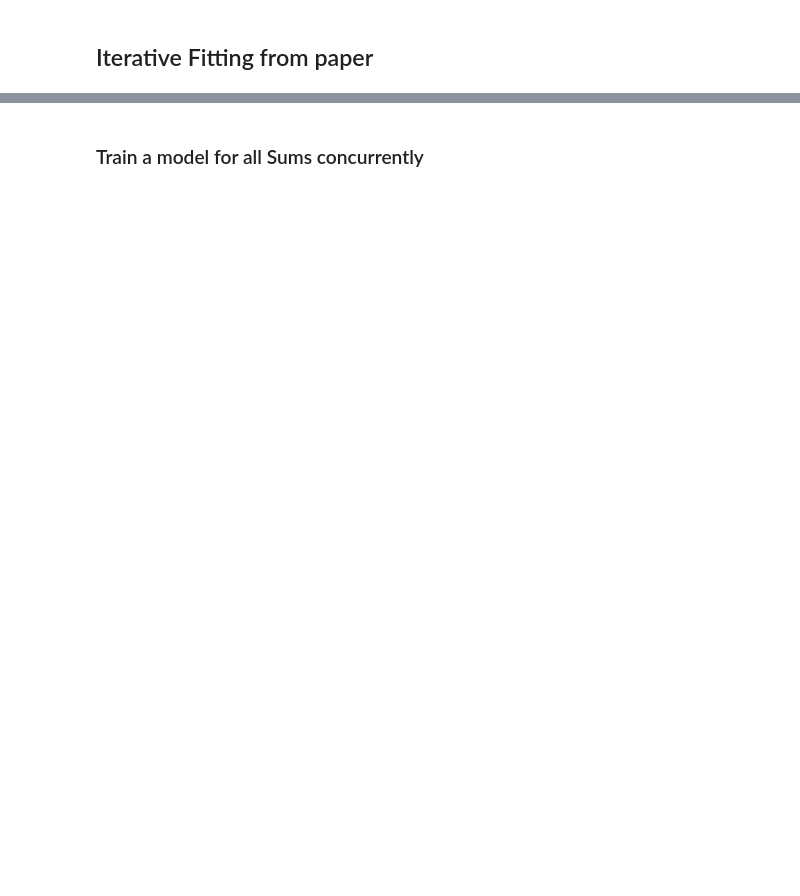
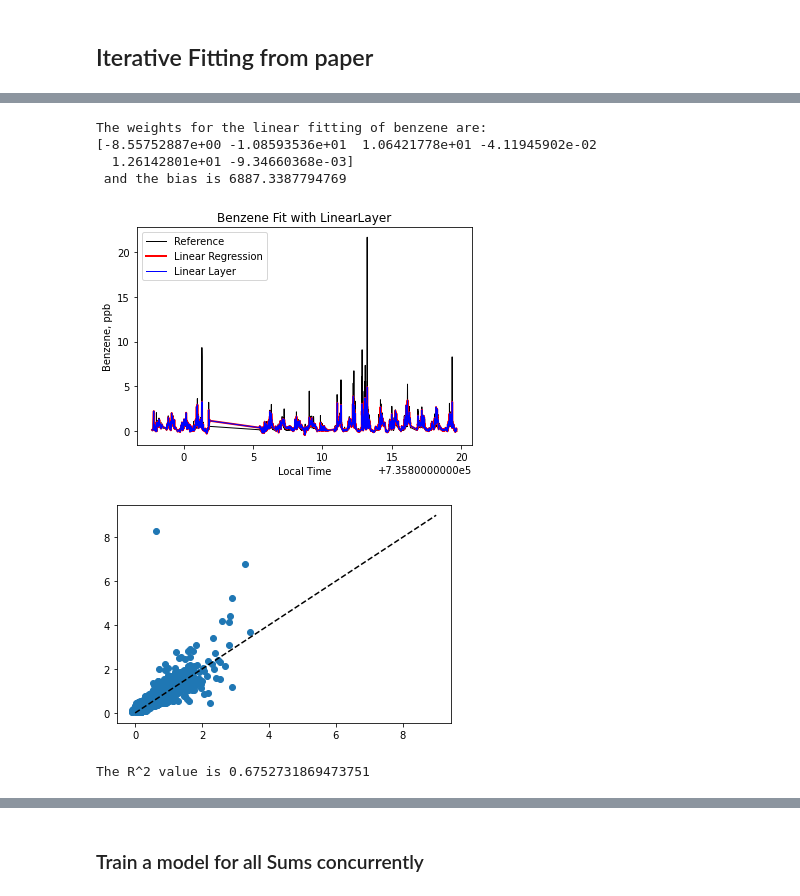
Before and after one commit to Amarques-UCSD/MOx-VOCs_replication, a Jupyter notebook: VOC_Mox.ipynb, the cells around one changed output, grey strips where cells are left out. Saved outputs shown, nothing was run; the diff lists cells and outputs as text; code cells hidden in the pictures; blank space fills up the shorter version.

```diff
--- a/VOC_Mox.ipynb
+++ b/VOC_Mox.ipynb
@@ -429,0 +430,39 @@ stats_ec = []
+# %%
+# linear fit weights for benzene
+print(f'The weights for the linear fitting of benzene are:\n{mdl_b.coef_} \n and the bias is {mdl_b.intercept_}')
+
+# copy the linear regression to verify that it works
+model_linear = nn.Linear(xx_train.shape[1],1).double()
+with torch.no_grad():
+    model_linear.weight[0] = torch.from_numpy(mdl_b.coef_)
+    model_linear.bias[0] = torch.from_numpy(np.array(mdl_b.intercept_ ))
+
+y_predw = model_linear(xx_data)
+
+fit_pred = mdl_b.predict(x_data)
+reference = get_column(PrimaryUPod, labels, "Benz")
+plt.plot(p_TimeL, reference, 'k', linewidth=1)
+plt.plot(p_TimeL, fit_pred, 'r', linewidth=2)
+plt.plot(p_TimeL, y_predw.detach().numpy(), 'b', linewidth=1)
+plt.title('Benzene Fit with LinearLayer');
+plt.xlabel('Local Time');
+plt.ylabel('Benzene' + ', ppb');
+plt.legend(['Reference', 'Linear Regression', 'Linear Layer'])
+plt.show()
+
+y_pred, y_true = model_linear(xx_train) , yy_train[:,0]
+plt.scatter( y_pred.detach().numpy(), y_true.detach().numpy())
+plt.plot(range(0,10),range(0,10), '--k')
+plt.yscale('linear')
+plt.show()
+
+mdl_score = LinearRegression().fit(y_pred.detach().numpy(), y_true.detach().numpy())
+print(f'The R^2 value is {mdl_score.score(y_pred.detach().numpy(), y_true.detach().numpy())}')
+# %% [output]
+The weights for the linear fitting of benzene are:
+[-8.55752887e+00 -1.08593536e+01  1.06421778e+01 -4.11945902e-02
+  1.26142801e+01 -9.34660368e-03]
+ and the bias is 6887.3387794769
+[figure, added]
+[figure, added]
+The R^2 value is 0.6752731869473751
```
Also changed, not shown: parts of 20 cells of this notebook, 4 other files.
